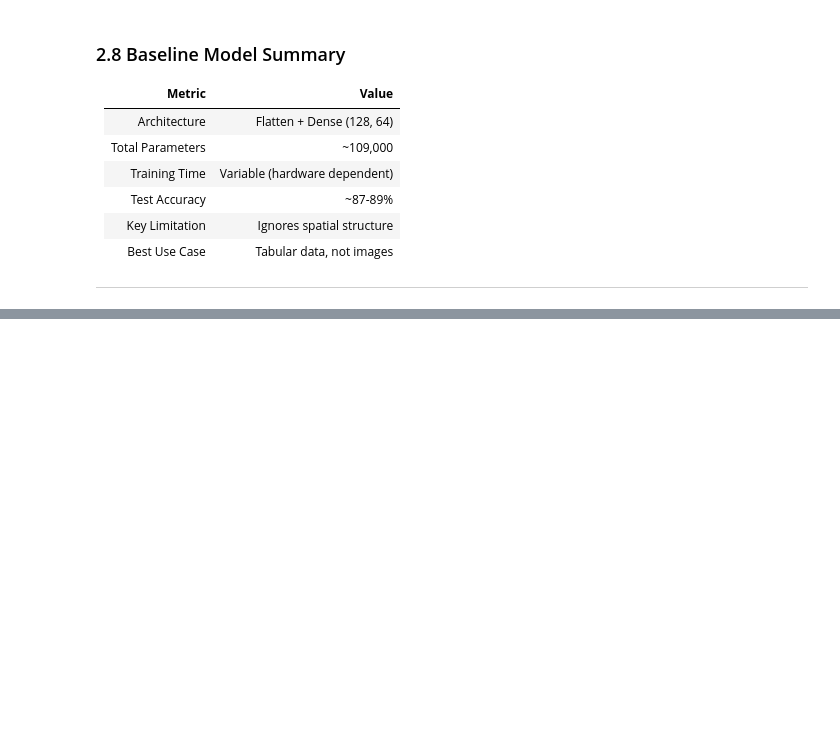
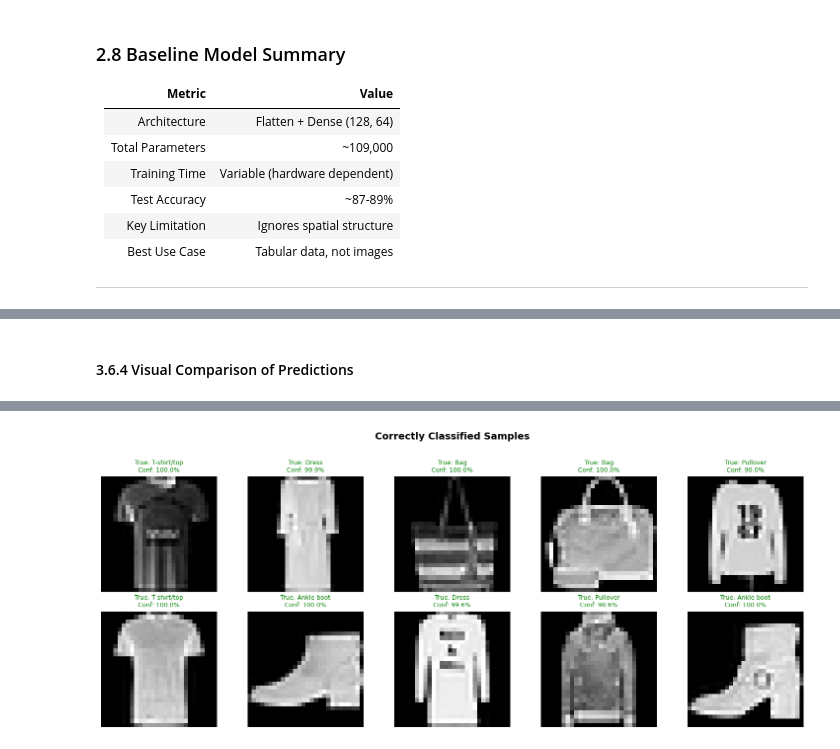
Before and after one commit to Eliza-05/convolutional-layers, a Jupyter notebook: cnn_architecture_analysis.ipynb, the cells around one changed output, grey strips where cells are left out. Saved outputs shown, nothing was run; the diff lists cells and outputs as text; code cells hidden in the pictures; blank space fills up the shorter version.

```diff
--- a/cnn_architecture_analysis.ipynb
+++ b/cnn_architecture_analysis.ipynb
@@ -799,0 +1243,7 @@ BASELINE MODEL - LIMITATIONS SUMMARY
+# %% [markdown]
+#### 3.6.4 Visual Comparison of Predictions
+# %%
+
+visualize_predictions(cnn_model, x_test_cnn, y_test, class_names,
+                     num_samples=10, correct=True)
+# %% [output]
@@ -799,0 +1251 @@ BASELINE MODEL - LIMITATIONS SUMMARY
+[figure, added]
```
Also changed, not shown: parts of 40 cells of this notebook.
